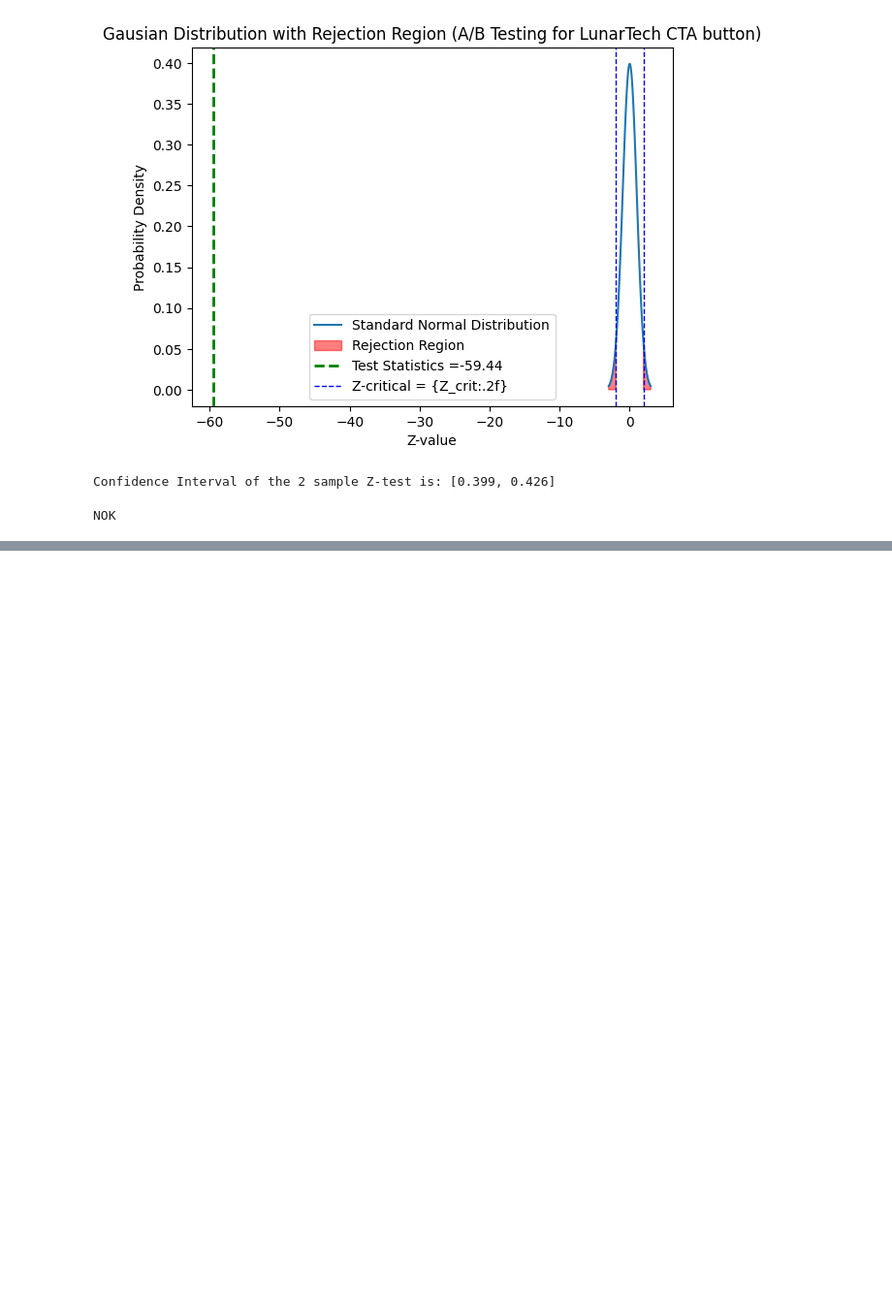
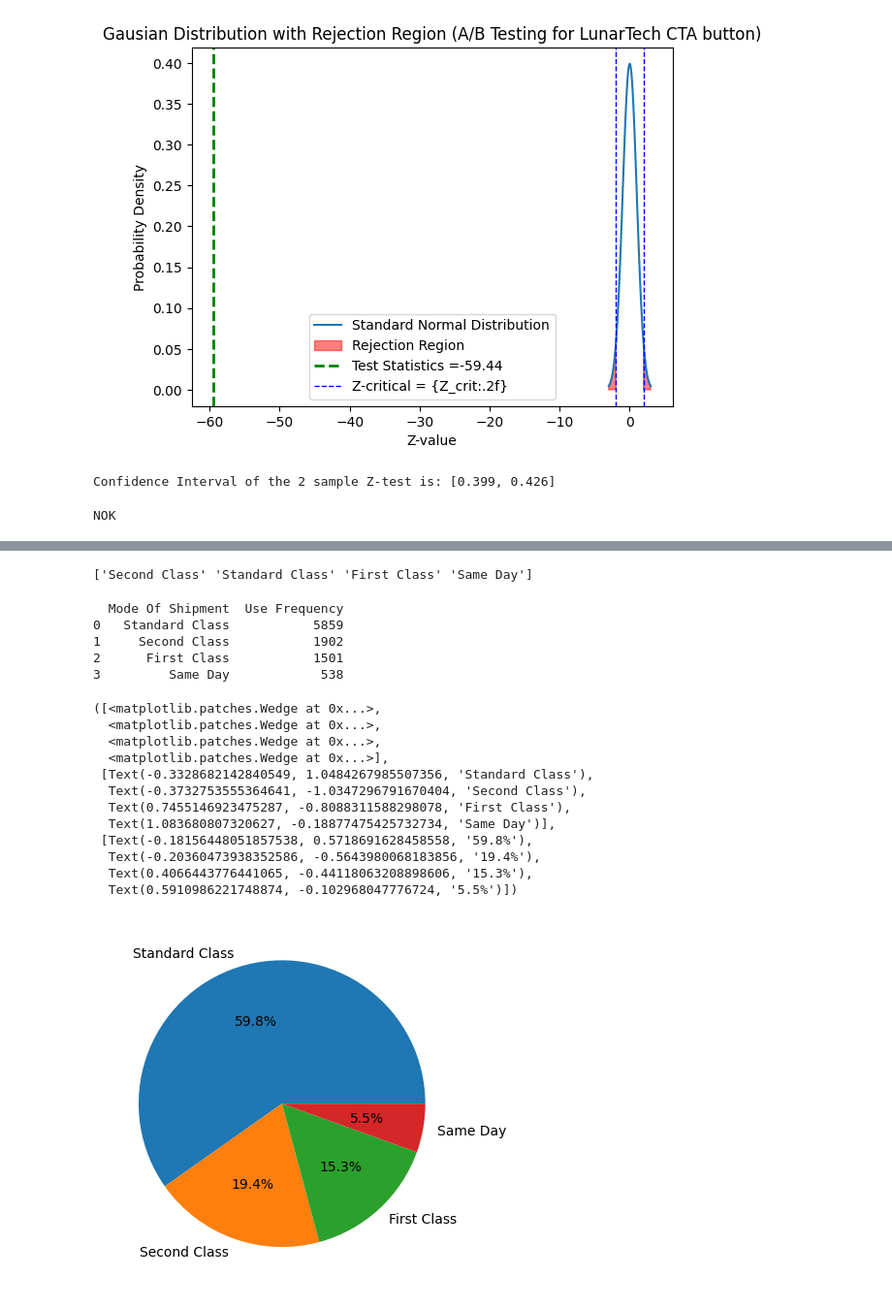
Before and after one commit to AnubhavBangari3/AI-Practise-dump, a Jupyter notebook: AB Testing/CaseStudy_AB_testing.ipynb, the cells around one changed output, grey strips where cells are left out. Shown at 97% size. Drawn from its saved outputs; the diff is of its cells as text; code cells hidden in the pictures; blank space fills up the shorter version.

```diff
--- a/AB Testing/CaseStudy_AB_testing.ipynb
+++ b/AB Testing/CaseStudy_AB_testing.ipynb
@@ -201,0 +385,31 @@ NOK
+# %%
+types_of_customers = df['Ship Mode'].unique()
+print(types_of_customers)
+# %% [output]
+['Second Class' 'Standard Class' 'First Class' 'Same Day']
+# %%
+shipping_model = df['Ship Mode'].value_counts().reset_index()
+shipping_model = shipping_model.rename(columns={'index':'Use Frequency', 'Ship Mode':'Mode Of Shipment', 'count' : 'Use Frequency'})
+print(shipping_model)
+# %% [output]
+  Mode Of Shipment  Use Frequency
+0   Standard Class           5859
+1     Second Class           1902
+2      First Class           1501
+3         Same Day            538
+# %%
+plt.pie(shipping_model['Use Frequency'], labels=shipping_model['Mode Of Shipment'], autopct='%1.1f%%')
+# %% [output]
+([<matplotlib.patches.Wedge at 0x...>,
+  <matplotlib.patches.Wedge at 0x...>,
+  <matplotlib.patches.Wedge at 0x...>,
+  <matplotlib.patches.Wedge at 0x...>],
+ [Text(-0.3328682142840549, 1.0484267985507356, 'Standard Class'),
+  Text(-0.3732753555364641, -1.0347296791670404, 'Second Class'),
+  Text(0.7455146923475287, -0.8088311588298078, 'First Class'),
+  Text(1.083680807320627, -0.18877475425732734, 'Same Day')],
+ [Text(-0.18156448051857538, 0.5718691628458558, '59.8%'),
+  Text(-0.20360473938352586, -0.5643980068183856, '19.4%'),
+  Text(0.4066443776441065, -0.44118063208898606, '15.3%'),
+  Text(0.5910986221748874, -0.102968047776724, '5.5%')])
+[figure, added]
```
Also changed, not shown: parts of 47 cells of this notebook.
